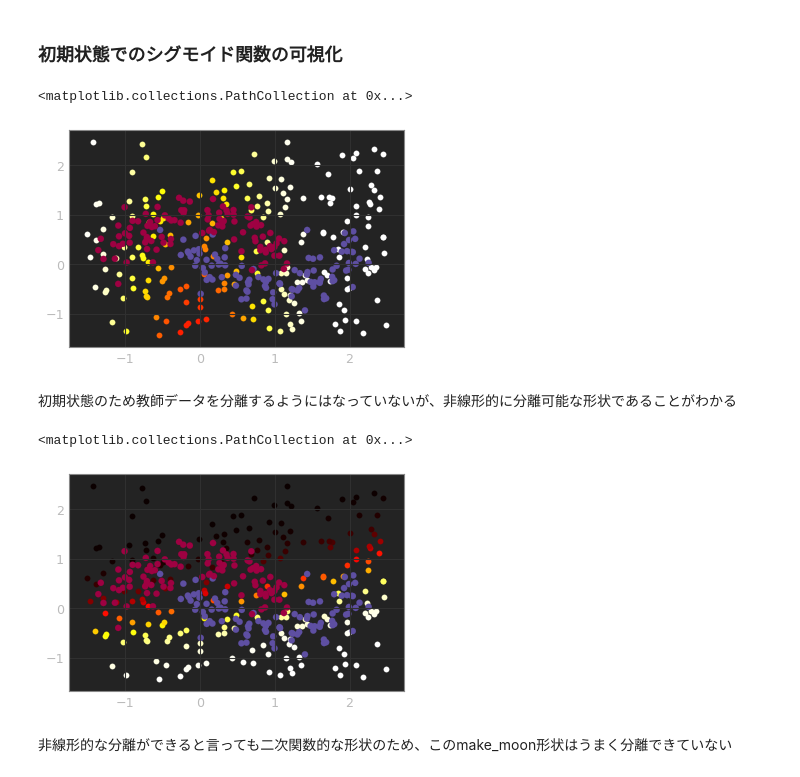
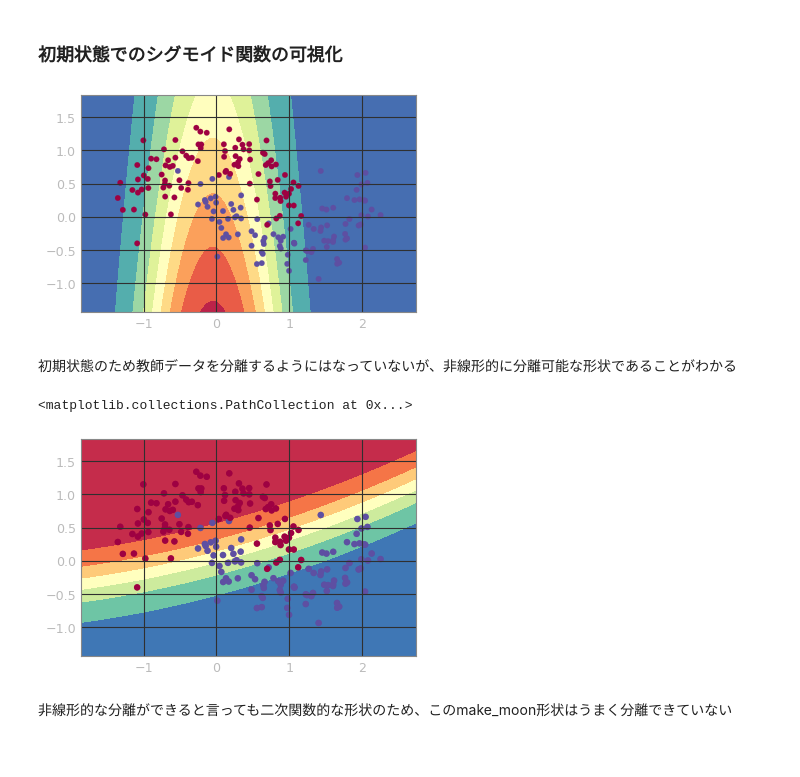
Before and after one commit to saji-spoon/Jupyter-Notebooks, a Jupyter notebook: ロジスティック回帰-線形分離不可能な場合.ipynb, the cells around one changed output. Drawn from its saved outputs; the diff is of its cells as text; code cells hidden in the pictures.

```diff
--- a/ロジスティック回帰-線形分離不可能な場合.ipynb
+++ b/ロジスティック回帰-線形分離不可能な場合.ipynb
@@ -13,3 +1,29 @@ InteractiveShell.ast_node_interactivity = "all"
+# %%
+import numpy as np
+from matplotlib import pyplot as plt
+import matplotlib.cm as cm
+import sklearn
+from sklearn import datasets
+from jupyterthemes import jtplot
+from PIL import Image
+jtplot.style()
+%matplotlib inline
+from IPython.core.interactiveshell import InteractiveShell
+InteractiveShell.ast_node_interactivity = "all"
+
+def plot_decision_boundary(pred_func):
+    # Set min and max values and give it some padding
+    x_min, x_max = X[:, 0].min() - .5, X[:, 0].max() + .5
+    y_min, y_max = X[:, 1].min() - .5, X[:, 1].max() + .5
+    h = 0.01
+    # Generate a grid of points with distance h between them
+    xx, yy = np.meshgrid(np.arange(x_min, x_max, h), np.arange(y_min, y_max, h))
+    # Predict the function value for the whole gid
+    Z = pred_func(np.c_[xx.ravel(), yy.ravel()])
+    Z = Z.reshape(xx.shape)
+    # Plot the contour and training examples
+    plt.contourf(xx, yy, Z, cmap=plt.cm.Spectral)
+    plt.scatter(X[:, 0], X[:, 1], c=y, cmap=plt.cm.Spectral)
 # %% [markdown]
 #### 用いるデータセット
 # %%
@@ -77,23 +91,25 @@ $\boldsymbol{θ^Tx}^{(prac)}$
 # %%
 #通常の1引数シグモイド関数
 def sigmoid(x):
     return 1.0/(1.0+np.exp(-1.0*x))
 
 #今回の識別関数用にσ(θx)を計算する関数
 def sigmoidP(thArr,xArr):
     return sigmoid(np.dot(thArr,xArr))
 
 def showSigmoidP(randSample, thArr, axis1=1, axis2=2):
     for s in randSample:
         ret = plt.scatter(s[axis1],s[axis2],c=cm.hot(sigmoidP(thArr,s)))
 
+
 #ランダムサンプルで現在の識別関数の様子を見る
-randsample = makefx(np.random.choice(np.arange(-1.5,2.5,0.01), size=X.shape))
-showSigmoidP(randsample, th)
-plt.scatter(X[:,0], X[:,1], s=40, c=y, cmap=plt.cm.Spectral)
+#randsample = makefx(np.random.choice(np.arange(-1.5,2.5,0.01), size=X.shape))
+#showSigmoidP(randsample, th)
+#plt.scatter(X[:,0], X[:,1], s=40, c=y, cmap=plt.cm.Spectral)
+
+plot_decision_boundary(lambda x:sigmoidP(makefx(x),th))
 # %% [output]
-<matplotlib.collections.PathCollection at 0x...>
-[figure, old version]
+[figure, new version]
 # %% [markdown]
 初期状態のため教師データを分離するようにはなっていないが、非線形的に分離可能な形状であることがわかる
 # %%
@@ -113,11 +129,13 @@ def train(sample, labels, thetas, trainRoop, eta=50, logFlg=True):
 
 th = train(sample, y, th, 50, eta=0.01, logFlg=False)
 
-showSigmoidP(randsample, th)
+#showSigmoidP(randsample, th)
+
+plot_decision_boundary(lambda x:sigmoidP(makefx(x),th))
 plt.scatter(X[:,0], X[:,1], s=40, c=y, cmap=plt.cm.Spectral)
 # %% [output]
 <matplotlib.collections.PathCollection at 0x...>
-[figure, old version]
+[figure, new version]
 # %% [markdown]
 非線形的な分離ができると言っても二次関数的な形状のため、このmake_moon形状はうまく分離できていない
 # %% [markdown]
```
Also changed, not shown: parts of 2 cells of this notebook, 5 other files.
